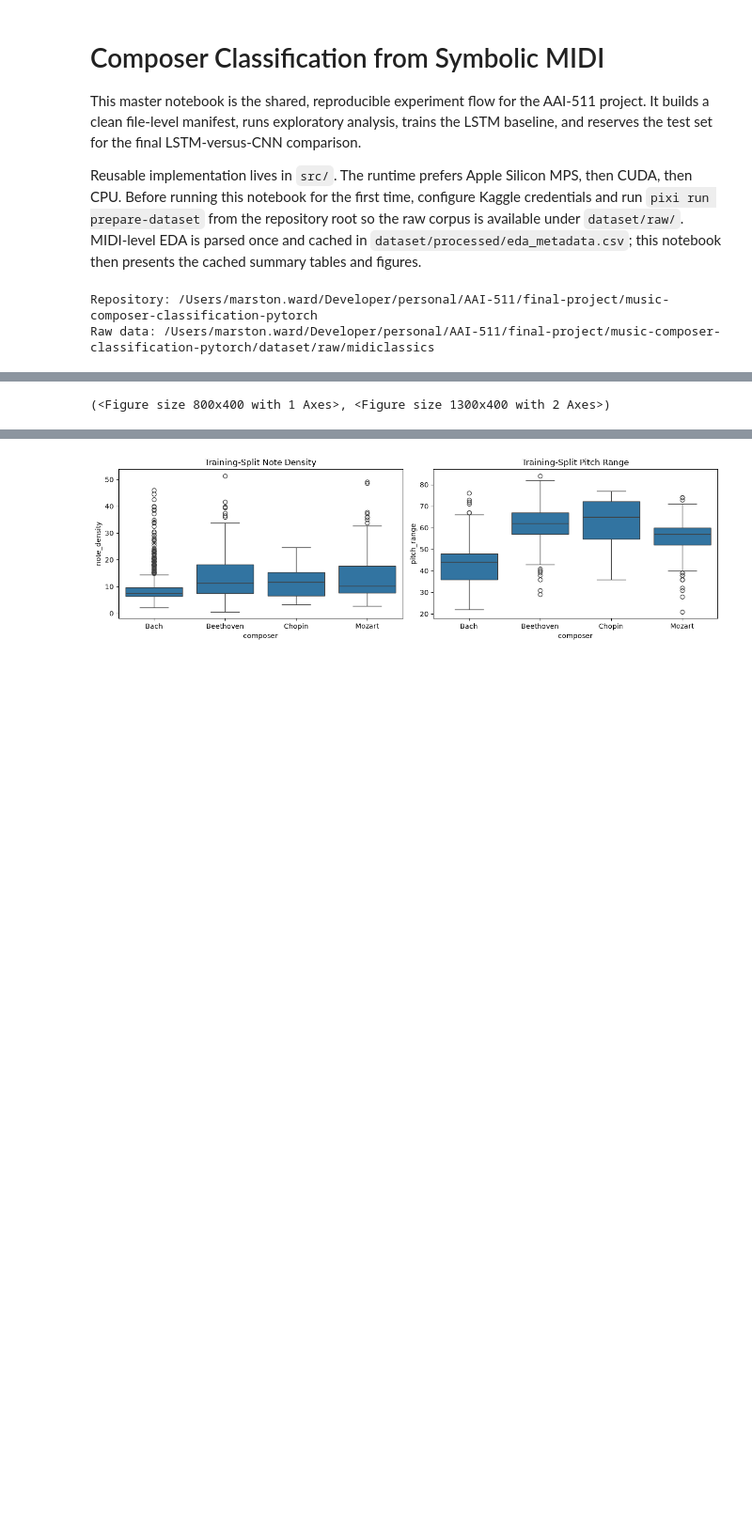
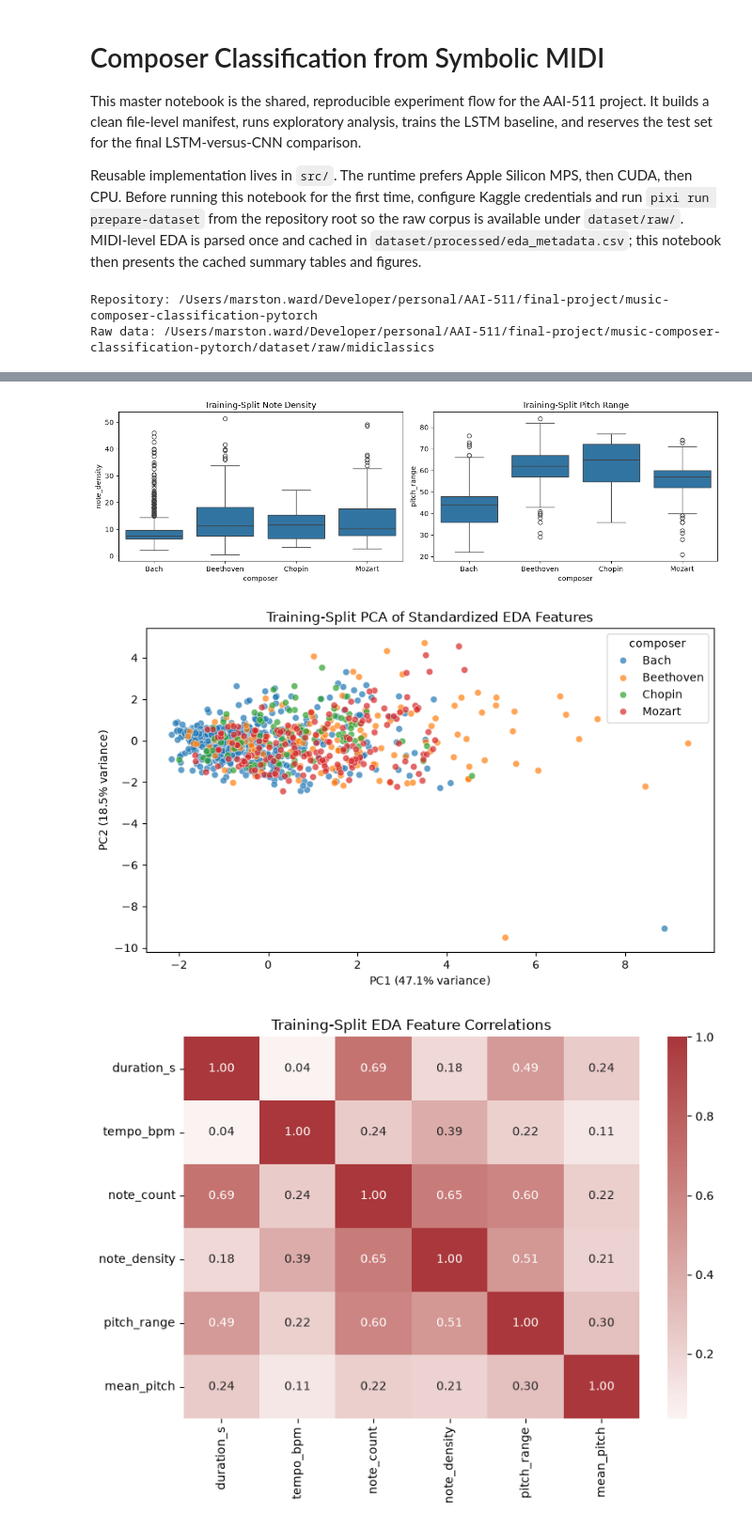
Before and after one commit to SamTavasoli/music-composer-classification-pytorch, a Jupyter notebook: notebooks/master_composer_classification.ipynb, the cells around one changed output, grey strips where cells are left out. Shown at 94% size. Saved outputs shown, nothing was run; the diff lists cells and outputs as text; code cells hidden in the pictures; blank space fills up the shorter version.

```diff
--- a/notebooks/master_composer_classification.ipynb
+++ b/notebooks/master_composer_classification.ipynb
@@ -42,14 +47,18 @@ Raw data: /Users/marston.ward/Developer/personal/AAI-511/final-project/music-com
 # %%
 experiment = prepare_experiment(CONFIG)
 
+first_pc, second_pc = experiment.eda_analysis.explained_variance_ratio
 print(f"Device: {experiment.device}")
 print(f"Clean files: {len(experiment.manifest)}")
 print(f"Newly excluded files: {len(experiment.exclusions)}")
 print(f"Normalization statistics: {experiment.split_features.normalization}")
+print(f"PCA explained variance: PC1={first_pc:.1%}, PC2={second_pc:.1%}, cumulative={first_pc + second_pc:.1%}")
 display(experiment.inventory)
 display(experiment.eda_summary)
+display(experiment.eda_analysis.correlation.round(3))
 
-plot_exploration(experiment.inventory, experiment.train_metadata)
+plot_exploration(experiment.inventory, experiment.train_metadata);
+plot_eda_analysis(experiment.eda_analysis);
 # %% [output]
 Device: mps
 Clean files: 1608
@@ -67,4 +77,3 @@ Normalization statistics: {'velocity': (79.99657440185547, 23.89927101135254), '
 | Beethoven | 518.31 | 123.30 | 8051.99 | 14.48 | 61.07 | 63.74 |
 | Chopin | 222.29 | 111.96 | 2509.78 | 11.57 | 62.98 | 62.93 |
 | Mozart | 415.52 | 104.90 | 5475.17 | 13.69 | 55.31 | 64.86 |
-(<Figure size 800x400 with 1 Axes>, <Figure size 1300x400 with 2 Axes>)
@@ -71,5 +87,7 @@ Normalization statistics: {'velocity': (79.99657440185547, 23.89927101135254), '
 [figure]
 [figure]
+[figure, added]
+[figure, added]
 # %% [markdown]
 ## LSTM Baseline
 
```
Also changed, not shown: parts of 6 cells of this notebook, 15 other files.
